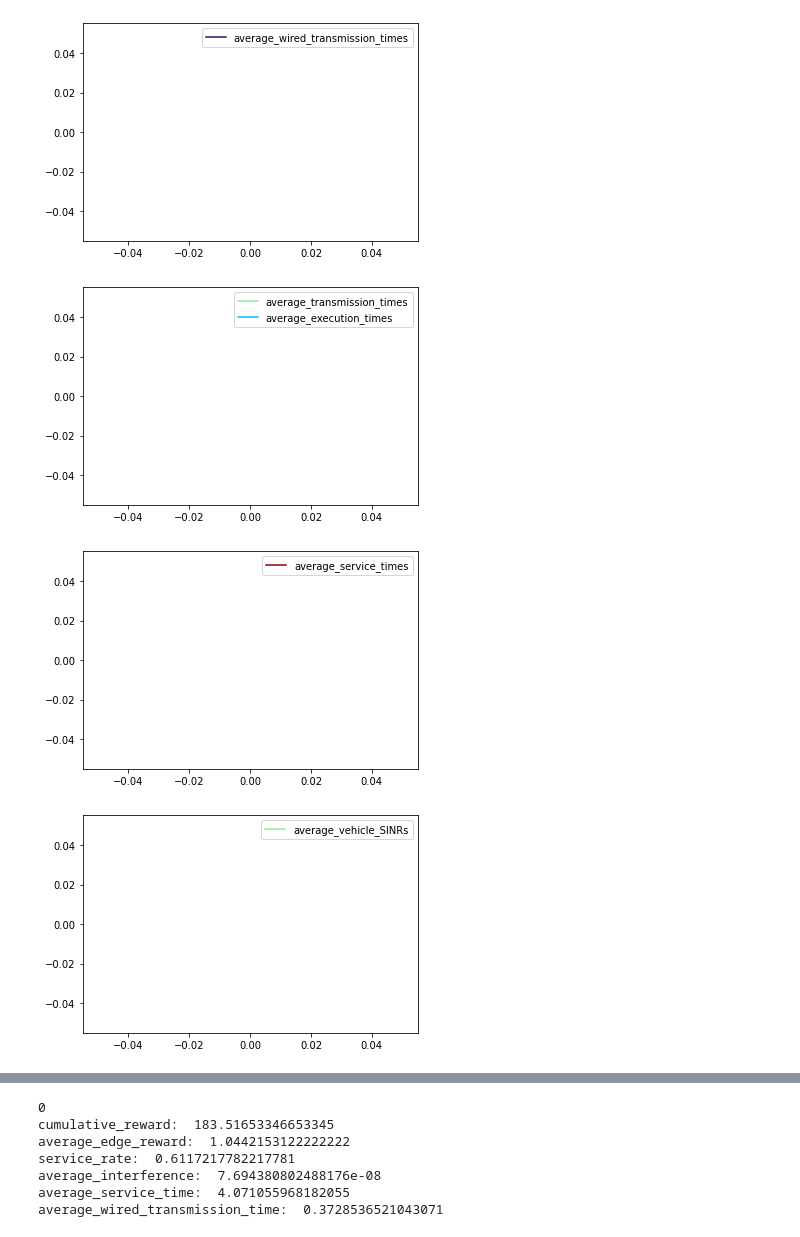
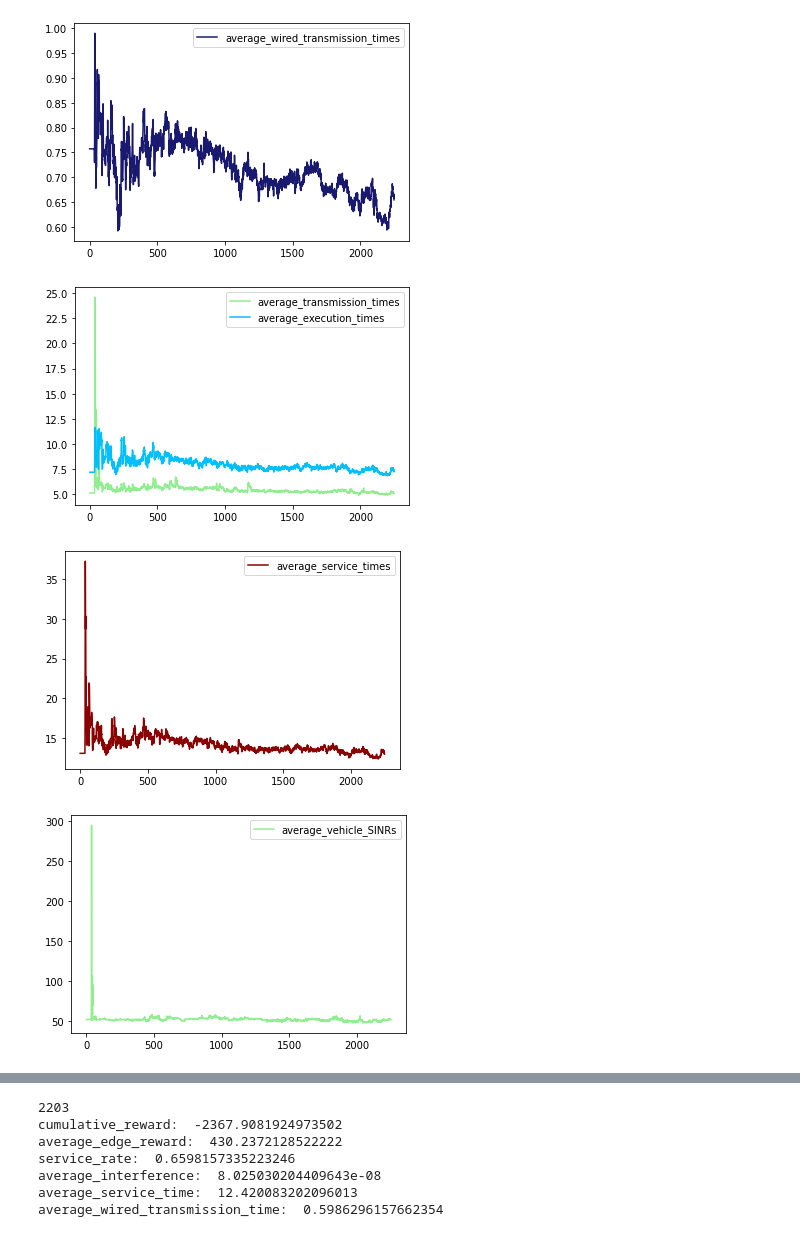
Before and after one commit to neardws/Game-Theoretic-Deep-Reinforcement-Learning, a Jupyter notebook: Draw/draw_results_for_mad5pg.ipynb, the cells around one changed output, grey strips where cells are left out. Cells and saved outputs as stored; diff of their text form; code cells hidden in the pictures.

```diff
--- a/Draw/draw_results_for_mad5pg.ipynb
+++ b/Draw/draw_results_for_mad5pg.ipynb
@@ -105,6 +105,10 @@ file_name = "/home/neardws/acme/b2213ab6-1325-11ed-adb6-04d9f5632a58/"
 
 # change the reward
 file_name = "/home/neardws/acme/89ed9200-140c-11ed-8c72-04d9f5632a58/"
+
+file_name = "/home/neardws/acme/8f7e3c2c-171a-11ed-9880-04d9f5632a58/"
+
+file_name = "/home/neardws/acme/06d772aa-1731-11ed-98f7-04d9f5632a58/"
 
 start_index = 0
 loss_file_name = file_name + "logs/learner/logs.csv"
@@ -364,4 +368,4 @@ print("average_wired_transmission_time: ", average_wired_transmission_times[maxi
-[figure, old version]
+[figure, new version]
-[figure, old version]
+[figure, new version]
-[figure, old version]
+[figure, new version]
-[figure, old version]
+[figure, new version]
@@ -371,7 +375,7 @@ print("average_wired_transmission_time: ", average_wired_transmission_times[maxi
-0
-cumulative_reward:  183.51653346653345
-average_edge_reward:  1.0442153122222222
-service_rate:  0.6117217782217781
-average_interference:  7.694380802488176e-08
-average_service_time:  4.071055968182055
-average_wired_transmission_time:  0.3728536521043071
+2203
+cumulative_reward:  -2367.9081924973502
+average_edge_reward:  430.2372128522222
+service_rate:  0.6598157335223246
+average_interference:  8.025030204409643e-08
+average_service_time:  12.420083202096013
+average_wired_transmission_time:  0.5986296157662354
```
Also changed, not shown: parts of 1 cell of this notebook, 6 other files.
